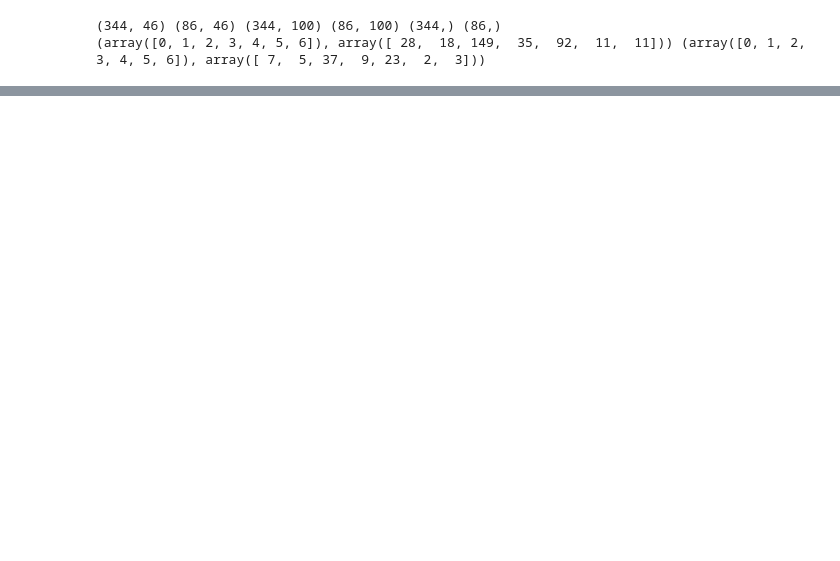
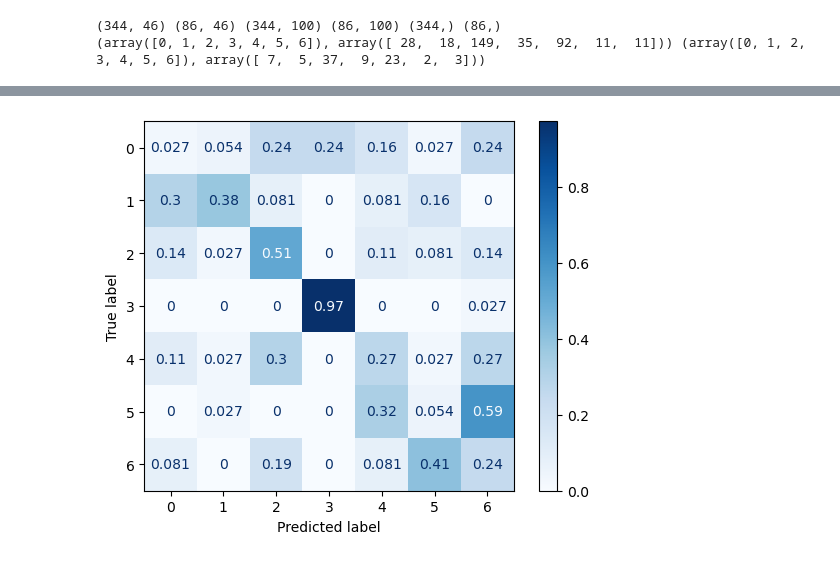
Before and after one commit to JesusGF1/1d-constrastive-autoencoder, a Jupyter notebook: multimodal_classifier_neuropixel.ipynb, the cells around one changed output, grey strips where cells are left out. Cells and saved outputs as stored; diff of their text form; code cells hidden in the pictures; blank space fills up the shorter version.

Commit message:
Changes for prediction on lookup table

```diff
--- a/multimodal_classifier_neuropixel.ipynb
+++ b/multimodal_classifier_neuropixel.ipynb
@@ -377,0 +381,11 @@ mixedModelAE.load_state_dict(torch.load('MixedAutoEncoderTemplates_noise.pt'))
+# %%
+embedding_waveform = []
+embedding_isi = []
+labels = []
+for i, (wave, time,label) in enumerate(dataloader_train):
+    e_wave,d_wave = wave_model(wave)
+    e_time,d_time = time_model(time)
+    embedding_waveform.append(e_wave)
+    embedding_isi.append(e_time)
+    #print(label)
+    labels.append(label)
@@ -377,0 +516,2 @@ mixedModelAE.load_state_dict(torch.load('MixedAutoEncoderTemplates_noise.pt'))
+# %%
+train_classifier(classifier, optimizer, loss_fn, dataloader_train, dataloader_val, epochs=100)
@@ -377,0 +537,19 @@ mixedModelAE.load_state_dict(torch.load('MixedAutoEncoderTemplates_noise.pt'))
+# %%
+def predict_classifier(classifier, dataloader):
+    predictions = []
+    classifier.eval()
+    with torch.no_grad():
+        for i, (wave, time,label) in enumerate(dataloader):
+            output = classifier(wave,time)
+            predicted = torch.argmax(output, 1)
+            predictions.append(predicted)
+    return predictions
+
+predictions = predict_classifier(classifier, dataloader_val)
+predictions = torch.cat(predictions, dim=0).detach().numpy()
+# %%
+len(preds_np)
+#Obtain numpy array from dataloader_val
+labels = np.array([label_item for _,_,label_batch in dataloader_val for label_item in label_batch])
+print(labels.shape)
+labels
@@ -377,0 +570,13 @@ mixedModelAE.load_state_dict(torch.load('MixedAutoEncoderTemplates_noise.pt'))
+# %%
+preds_np = predictions
+labels_np = labels
+
+# Compute confusion matrix
+cm = confusion_matrix(labels_np, preds_np, normalize='true')
+
+# Plot confusion matrix
+disp = ConfusionMatrixDisplay(confusion_matrix=cm)
+disp.plot(cmap=plt.cm.Blues)
+plt.show()
+# %% [output]
+[figure, added]
```
Also changed, not shown: parts of 18 cells of this notebook, 1 other file.
